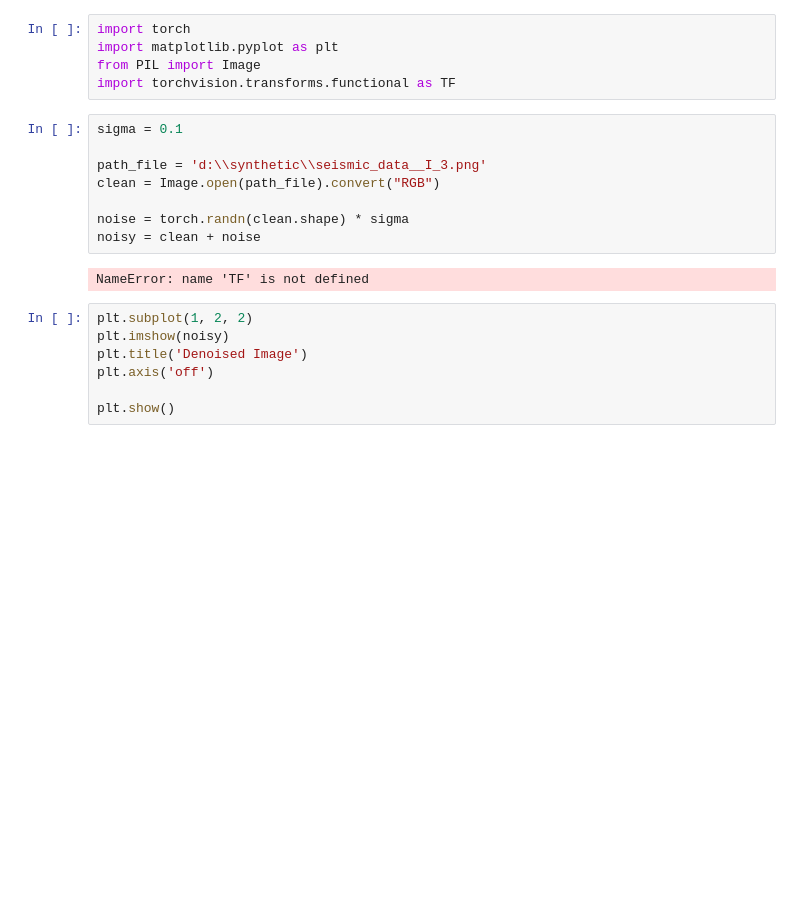
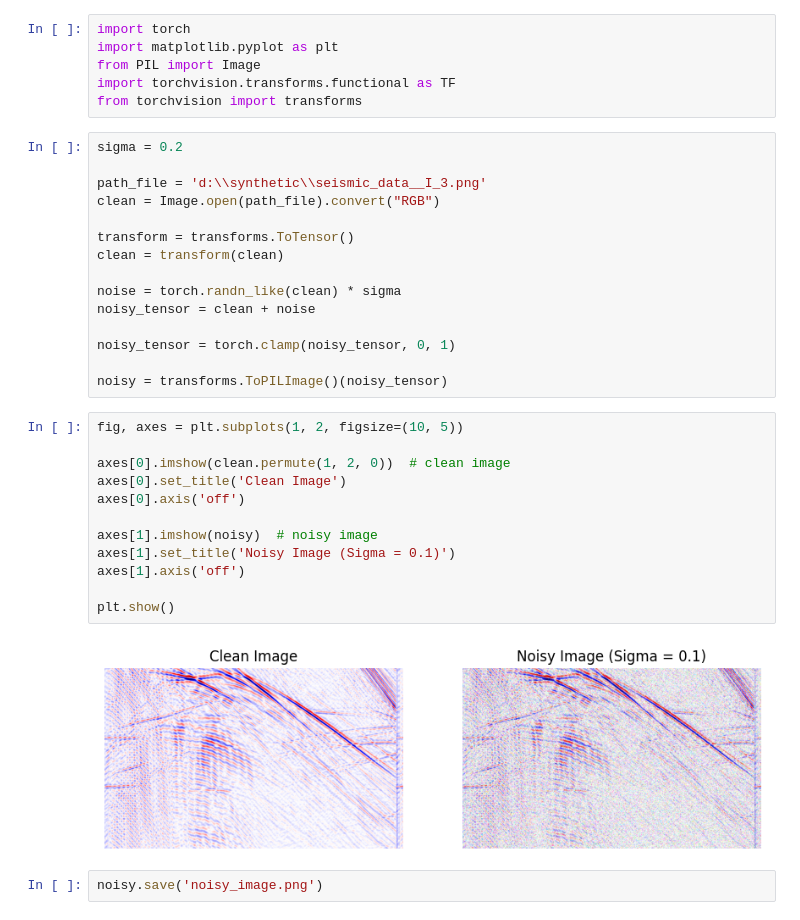
Before and after one commit to GabrielSilvaSouza/BTB-denoising-using-CNN-and-BM3D, a Jupyter notebook: noiser.ipynb, the cells around one changed output. Saved outputs shown, nothing was run; the diff lists cells and outputs as text; blank space fills up the shorter version.

```diff
--- a/noiser.ipynb
+++ b/noiser.ipynb
@@ -3,20 +3,35 @@ import torch
 import matplotlib.pyplot as plt
 from PIL import Image
 import torchvision.transforms.functional as TF
+from torchvision import transforms
 # %%
-sigma = 0.1
+sigma = 0.2
 
 path_file = 'd:\\synthetic\\seismic_data__I_3.png'
 clean = Image.open(path_file).convert("RGB")
 
-noise = torch.randn(clean.shape) * sigma
-noisy = clean + noise
+transform = transforms.ToTensor()
+clean = transform(clean)
+
+noise = torch.randn_like(clean) * sigma
+noisy_tensor = clean + noise
+
+noisy_tensor = torch.clamp(noisy_tensor, 0, 1)
+
+noisy = transforms.ToPILImage()(noisy_tensor)
-# %% [output]
-NameError: name 'TF' is not defined
-# %%
-plt.subplot(1, 2, 2)
-plt.imshow(noisy)
-plt.title('Denoised Image')
-plt.axis('off')
-
-plt.show()
+# %%
+fig, axes = plt.subplots(1, 2, figsize=(10, 5))
+
+axes[0].imshow(clean.permute(1, 2, 0))  # clean image
+axes[0].set_title('Clean Image')
+axes[0].axis('off')
+
+axes[1].imshow(noisy)  # noisy image
+axes[1].set_title('Noisy Image (Sigma = 0.1)')
+axes[1].axis('off')
+
+plt.show()
+# %% [output]
+[figure, added]
+# %%
+noisy.save('noisy_image.png')
```
Also changed, not shown: 5 other files.
